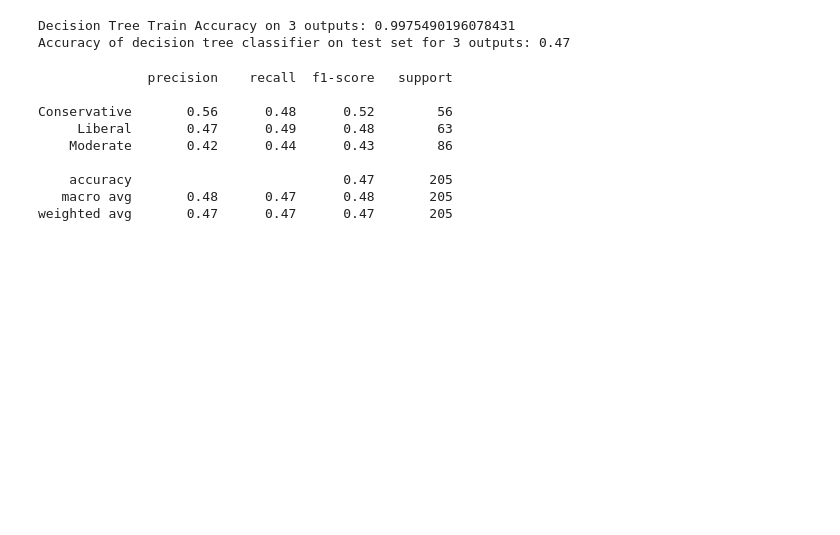
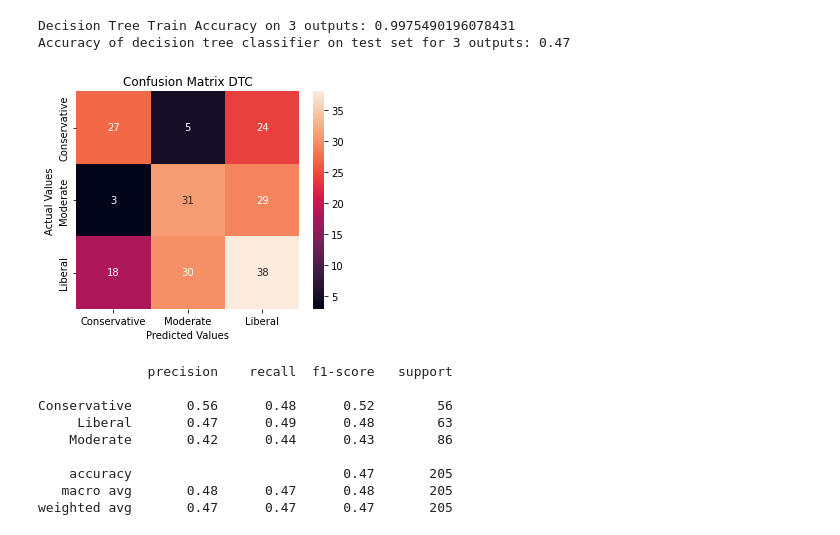
Before and after one commit to mandymccabe/Final_Project, a Jupyter notebook: FinalProjectMachineLearning.ipynb, the cells around one changed output. Cells and saved outputs as stored; diff of their text form; code cells hidden in the pictures; blank space fills up the shorter version.

Commit message:
adding confusion matrices

```diff
--- a/FinalProjectMachineLearning.ipynb
+++ b/FinalProjectMachineLearning.ipynb
@@ -63,7 +64,7 @@ Automatically created module for IPython interactive environment
 Connect to the SQL database and import tables as DataFrames
 # %%
 #Create an engine instance
-db_string = f"postgresql://postgres:{db_password}@127.0.0.1:5432/Final_Project"
+db_string = f"postgresql://postgres:{db_password}@finaldb.cwtw52nor3qk.us-east-2.rds.amazonaws.com/FinalProject"
 
 alchemyEngine   = create_engine(db_string);
 
@@ -111,7 +112,7 @@ dbConnection.close();
 [1021 rows x 63 columns]
 # %%
 #Create an engine instance
-db_string = f"postgresql://postgres:{db_password}@127.0.0.1:5432/Final_Project"
+db_string = f"postgresql://postgres:{db_password}@finaldb.cwtw52nor3qk.us-east-2.rds.amazonaws.com/FinalProject"
 
 alchemyEngine   = create_engine(db_string);
 
@@ -545,6 +546,20 @@ print('Accuracy of decision tree classifier on test set for 3 outputs: {:.2f}'.f
 # %% [output]
 Decision Tree Train Accuracy on 3 outputs: 0.9975490196078431
 Accuracy of decision tree classifier on test set for 3 outputs: 0.47
+# %%
+cm = confusion_matrix(y3_test, y3_pred)
+cm_df = pd.DataFrame(cm,
+                     index = ['Conservative','Moderate','Liberal'],
+                     columns = ['Conservative','Moderate','Liberal'])
+#Plotting the confusion matrix
+plt.figure(figsize=(5,4))
+sns.heatmap(cm_df, annot=True)
+plt.title('Confusion Matrix DTC')
+plt.ylabel('Actual Values')
+plt.xlabel('Predicted Values')
+plt.show()
+# %% [output]
+[figure, added]
 # %%
 print(classification_report(y3_test, y3_pred))
 # %% [output]
```
Also changed, not shown: parts of 11 cells of this notebook, 1 other file.
